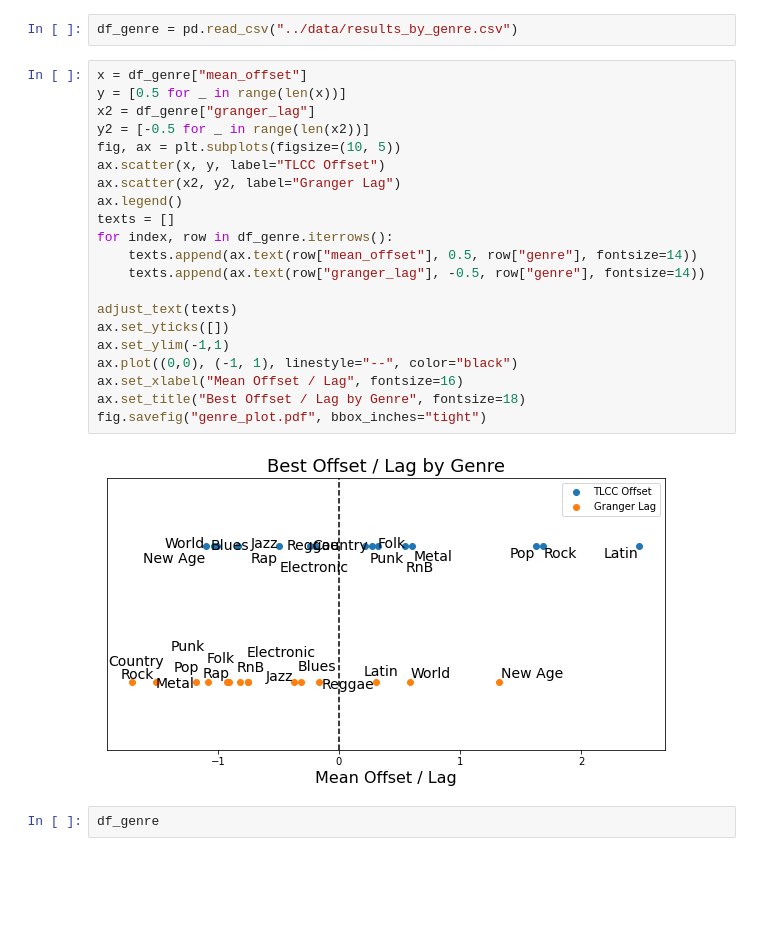
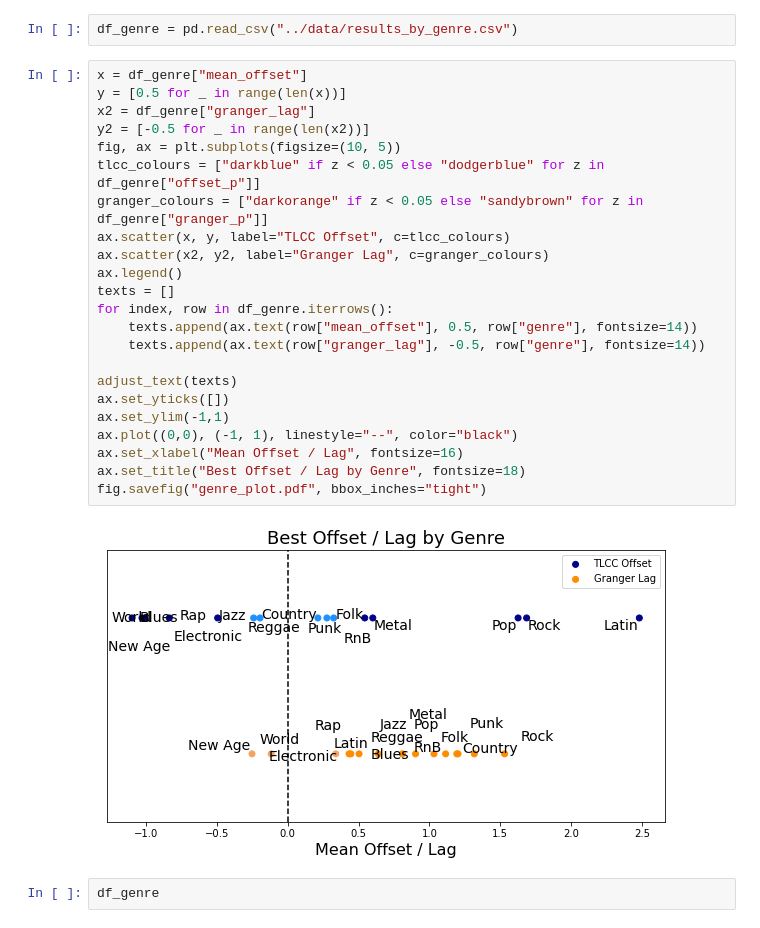
Before and after one commit to benpry/COG403-songlyrics, a Jupyter notebook: figures/AnalyzeResults.ipynb, the cells around one changed output. Saved outputs shown, nothing was run; the diff lists cells and outputs as text; blank space fills up the shorter version.

Commit message:
updated results with fixed Granger tests

```diff
--- a/figures/AnalyzeResults.ipynb
+++ b/figures/AnalyzeResults.ipynb
@@ -25,25 +25,27 @@ df_genre = pd.read_csv("../data/results_by_genre.csv")
 # %%
 x = df_genre["mean_offset"]
 y = [0.5 for _ in range(len(x))]
 x2 = df_genre["granger_lag"]
 y2 = [-0.5 for _ in range(len(x2))]
 fig, ax = plt.subplots(figsize=(10, 5))
-ax.scatter(x, y, label="TLCC Offset")
-ax.scatter(x2, y2, label="Granger Lag")
+tlcc_colours = ["darkblue" if z < 0.05 else "dodgerblue" for z in df_genre["offset_p"]]
+granger_colours = ["darkorange" if z < 0.05 else "sandybrown" for z in df_genre["granger_p"]]
+ax.scatter(x, y, label="TLCC Offset", c=tlcc_colours)
+ax.scatter(x2, y2, label="Granger Lag", c=granger_colours)
 ax.legend()
 texts = []
 for index, row in df_genre.iterrows():
     texts.append(ax.text(row["mean_offset"], 0.5, row["genre"], fontsize=14))
     texts.append(ax.text(row["granger_lag"], -0.5, row["genre"], fontsize=14))
 
 adjust_text(texts)
 ax.set_yticks([])
 ax.set_ylim(-1,1)
 ax.plot((0,0), (-1, 1), linestyle="--", color="black")
 ax.set_xlabel("Mean Offset / Lag", fontsize=16)
 ax.set_title("Best Offset / Lag by Genre", fontsize=18)
 fig.savefig("genre_plot.pdf", bbox_inches="tight")
 # %% [output]
-[figure, old version]
+[figure, new version]
 # %%
 df_genre
```
Also changed, not shown: parts of 1 cell of this notebook, 7 other files.
